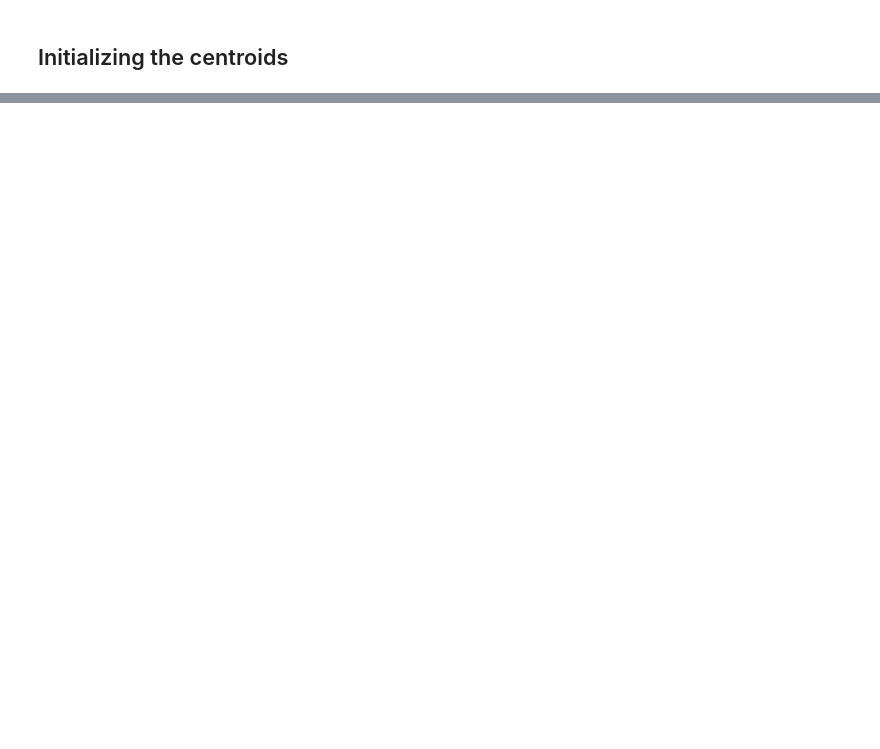
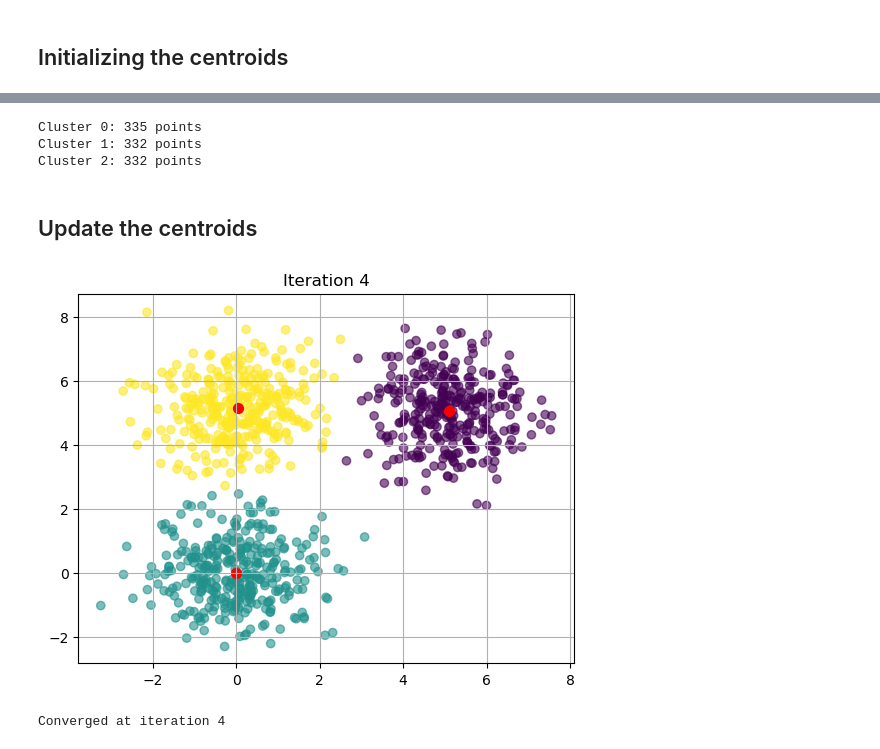
Before and after one commit to FeMaspe02/MLProject_MasperoFederico, a Jupyter notebook: MLProject.ipynb, the cells around one changed output, grey strips where cells are left out. Cells and saved outputs as stored; diff of their text form; code cells hidden in the pictures; blank space fills up the shorter version.

```diff
--- a/MLProject.ipynb
+++ b/MLProject.ipynb
@@ -55,0 +67,12 @@ ValueError: operands could not be broadcast together with shapes (498,2) (3,2)
+# %%
+labels = get_labels(X,centroids)
+counts = np.bincount(labels)
+
+for i, count in enumerate(counts):
+    print(f"Cluster {i}: {count} points")
+# %% [output]
+Cluster 0: 335 points
+Cluster 1: 332 points
+Cluster 2: 332 points
+# %% [markdown]
+## Update the centroids
@@ -55,0 +94,4 @@ ValueError: operands could not be broadcast together with shapes (498,2) (3,2)
+# %%
+def random_centroids(X, k):
+    indices = np.random.choice(X.shape[0], k, replace=False)
+    return X[indices]
@@ -55,0 +101,35 @@ ValueError: operands could not be broadcast together with shapes (498,2) (3,2)
+# %%
+def plot_clusters(X, labels, centroids, iteration):
+    clear_output(wait=True)
+
+    plt.title(f"Iteration {iteration}")
+
+    plt.scatter(X[:, 0], X[:, 1], c=labels, alpha=0.6)
+
+    plt.scatter(centroids[:, 0], centroids[:, 1],
+                color='red', marker='.', s=200)
+
+    plt.grid(True)
+    plt.show()
+# %%
+max_iterations = 100
+k = 3
+
+centroids = random_centroids(X, k)
+iteration = 0
+
+for iteration in range(max_iterations):
+
+    old_centroids = centroids.copy()
+
+    labels = get_labels(X, centroids)
+    centroids = new_centroids(X, labels, k)
+
+    plot_clusters(X, labels, centroids, iteration)
+
+    if np.allclose(centroids, old_centroids):
+        print(f"Converged at iteration {iteration}")
+        break
+# %% [output]
+[figure, added]
+Converged at iteration 4
```
Also changed, not shown: parts of 7 cells of this notebook.
